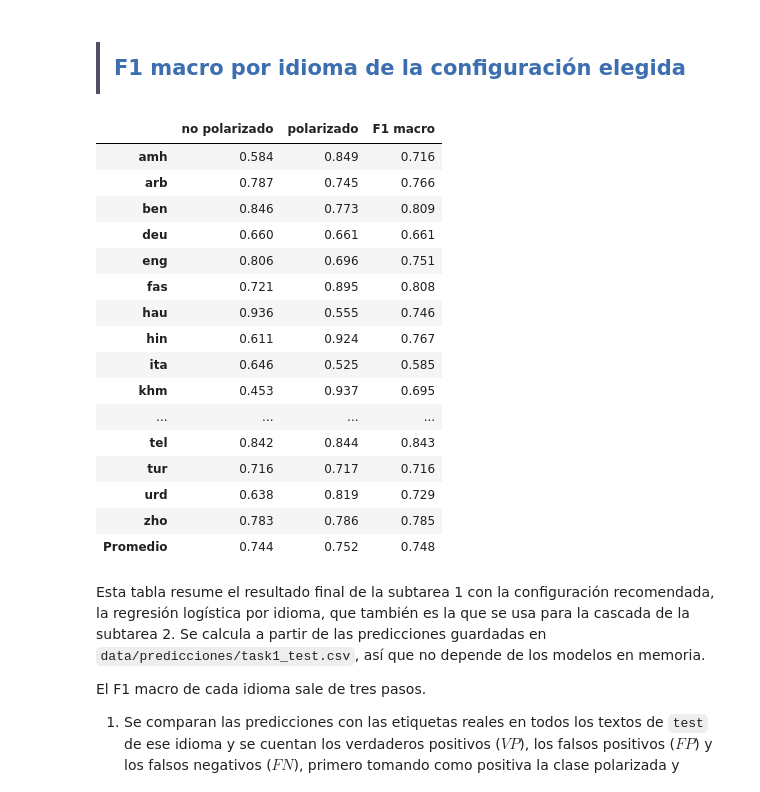
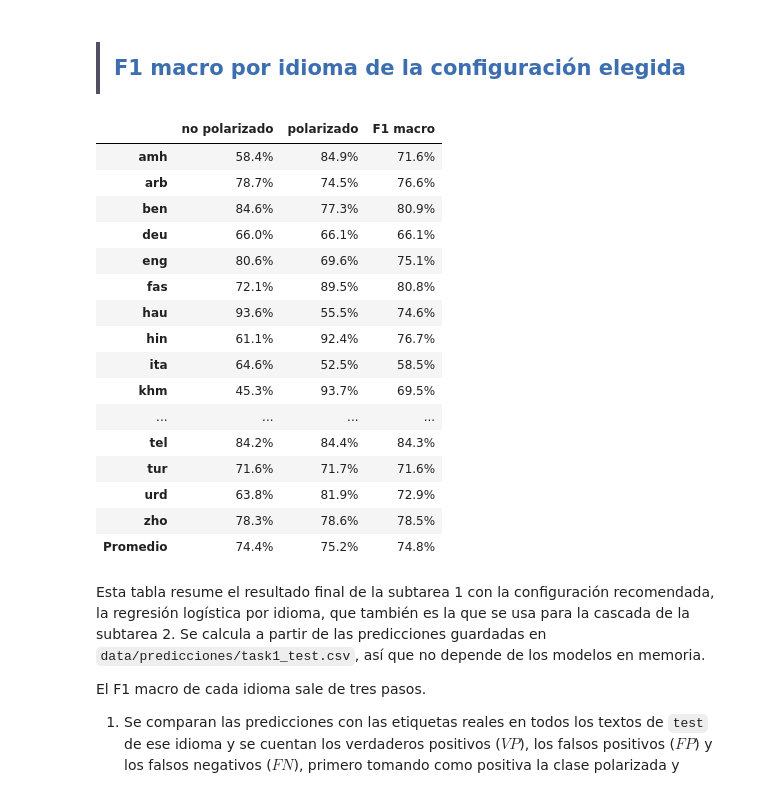
Before and after one commit to makore-0612/POLAR_DMMMOP_PLN, a Jupyter notebook: 3-modelado_task1.ipynb, the cells around one changed output. Drawn from its saved outputs; the diff is of its cells as text; code cells hidden in the pictures.

```diff
--- a/3-modelado_task1.ipynb
+++ b/3-modelado_task1.ipynb
@@ -563,33 +585,33 @@ Se guardan las predicciones de las cuatro configuraciones sobre `test` en `data/
 # %%
 # F1 de cada clase y F1 macro por idioma de la regresión logística por idioma
 predichas = pd.read_csv(os.path.join(ruta_predicciones, 'task1_test.csv'))
 
 filas = {}
 for i, g in predichas.groupby('idioma'):
     f1 = f1_score(g['polarization'], g['idioma_lr'], average = None, zero_division = 0)
     filas[i] = {'no polarizado': f1[0], 'polarizado': f1[1], 'F1 macro': f1.mean()}
 tabla_idioma = pd.DataFrame(filas).T
 tabla_idioma.loc['Promedio'] = tabla_idioma.mean()
 
-display(tabla_idioma.style.format('{:.3f}').background_gradient(cmap = 'Blues', vmin = 0, vmax = 1))
+display(tabla_idioma.style.format('{:.1%}').background_gradient(cmap = 'Blues', vmin = 0, vmax = 1))
 # %% [output]
 |  | no polarizado | polarizado | F1 macro |
-| amh | 0.584 | 0.849 | 0.716 |
-| arb | 0.787 | 0.745 | 0.766 |
-| ben | 0.846 | 0.773 | 0.809 |
-| deu | 0.660 | 0.661 | 0.661 |
-| eng | 0.806 | 0.696 | 0.751 |
-| fas | 0.721 | 0.895 | 0.808 |
-| hau | 0.936 | 0.555 | 0.746 |
-| hin | 0.611 | 0.924 | 0.767 |
-| ita | 0.646 | 0.525 | 0.585 |
-| khm | 0.453 | 0.937 | 0.695 |
+| amh | 58.4% | 84.9% | 71.6% |
+| arb | 78.7% | 74.5% | 76.6% |
+| ben | 84.6% | 77.3% | 80.9% |
+| deu | 66.0% | 66.1% | 66.1% |
+| eng | 80.6% | 69.6% | 75.1% |
+| fas | 72.1% | 89.5% | 80.8% |
+| hau | 93.6% | 55.5% | 74.6% |
+| hin | 61.1% | 92.4% | 76.7% |
+| ita | 64.6% | 52.5% | 58.5% |
+| khm | 45.3% | 93.7% | 69.5% |
 | ... | ... | ... | ... |
-| tel | 0.842 | 0.844 | 0.843 |
-| tur | 0.716 | 0.717 | 0.716 |
-| urd | 0.638 | 0.819 | 0.729 |
-| zho | 0.783 | 0.786 | 0.785 |
-| Promedio | 0.744 | 0.752 | 0.748 |
+| tel | 84.2% | 84.4% | 84.3% |
+| tur | 71.6% | 71.7% | 71.6% |
+| urd | 63.8% | 81.9% | 72.9% |
+| zho | 78.3% | 78.6% | 78.5% |
+| Promedio | 74.4% | 75.2% | 74.8% |
 # %% [markdown]
 Esta tabla resume el resultado final de la subtarea 1 con la configuración recomendada, la regresión logística por idioma, que también es la que se usa para la cascada de la subtarea 2. Se calcula a partir de las predicciones guardadas en `data/predicciones/task1_test.csv`, así que no depende de los modelos en memoria.
 
```
Also changed, not shown: parts of 8 cells of this notebook, 2 other files.
